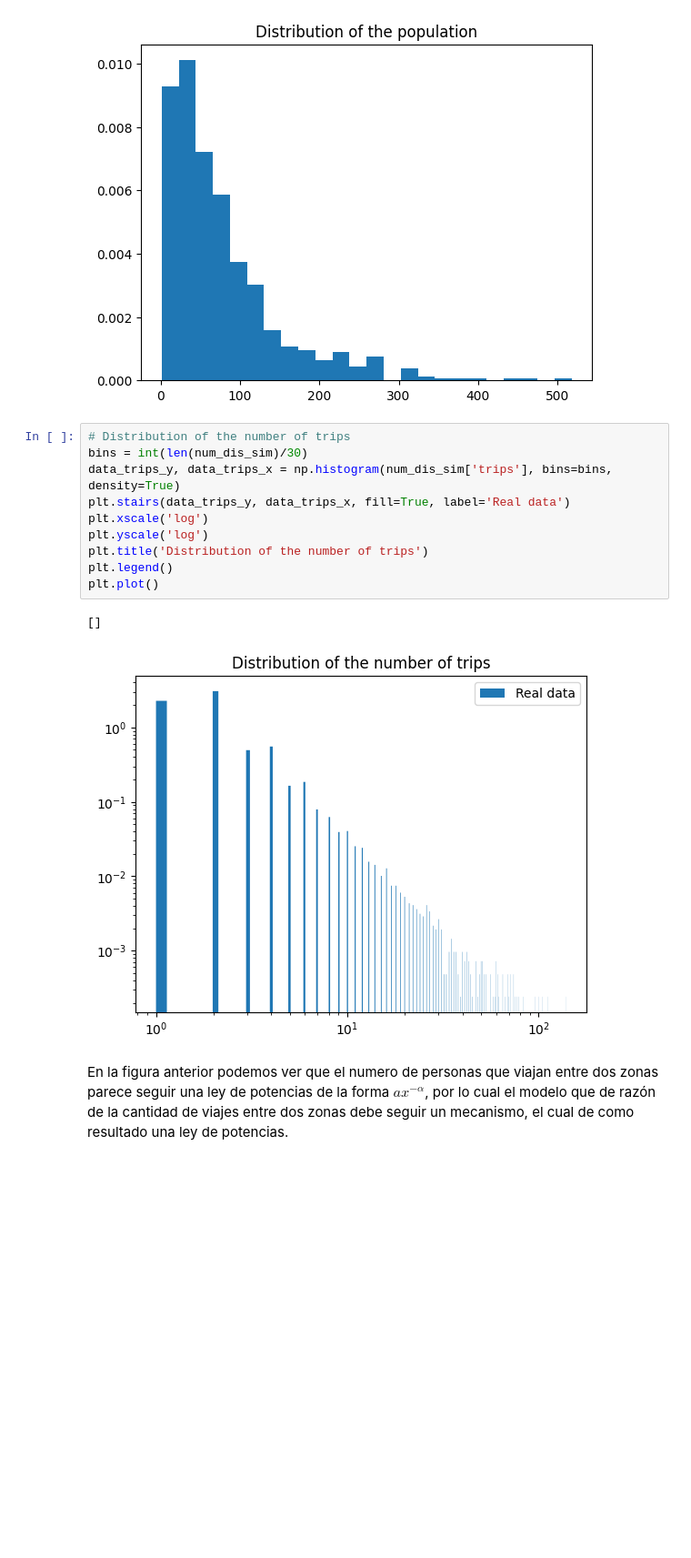
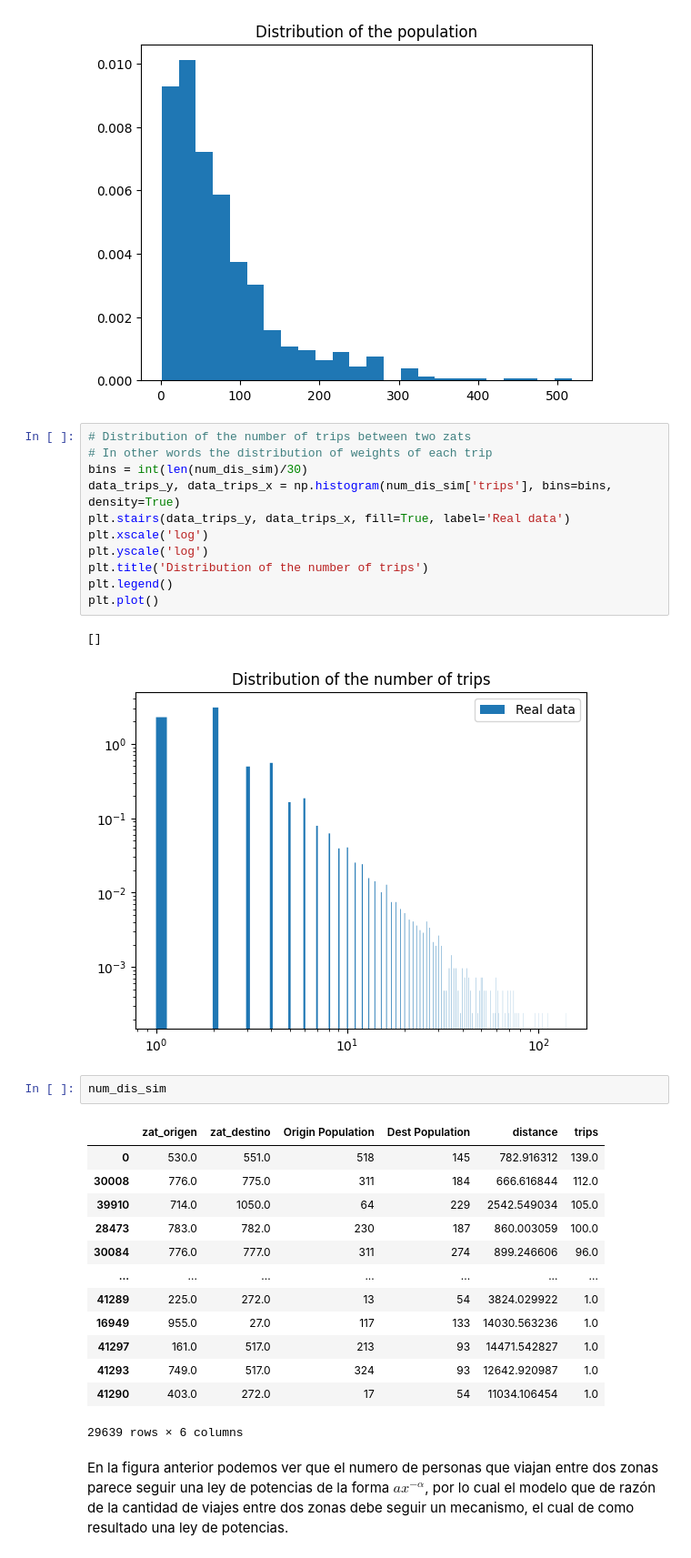
Before and after one commit to saramirezva/Mobility-Models-Bogot-, a Jupyter notebook: mobility_models.ipynb, the cells around one changed output. Shown at 91% size. Saved outputs shown, nothing was run; the diff lists cells and outputs as text; blank space fills up the shorter version.

```diff
--- a/mobility_models.ipynb
+++ b/mobility_models.ipynb
@@ -248,7 +248,8 @@ plt.show()
 # %% [output]
 [figure]
 # %%
-# Distribution of the number of trips
+# Distribution of the number of trips between two zats
+# In other words the distribution of weights of each trip
 bins = int(len(num_dis_sim)/30)
 data_trips_y, data_trips_x = np.histogram(num_dis_sim['trips'], bins=bins, density=True)
 plt.stairs(data_trips_y, data_trips_x, fill=True, label='Real data')
@@ -260,6 +261,22 @@ plt.plot()
 # %% [output]
 []
 [figure]
+# %%
+num_dis_sim
+# %% [output]
+|  | zat_origen | zat_destino | Origin Population | Dest Population | distance | trips |
+| 0 | 530.0 | 551.0 | 518 | 145 | 782.916312 | 139.0 |
+| 30008 | 776.0 | 775.0 | 311 | 184 | 666.616844 | 112.0 |
+| 39910 | 714.0 | 1050.0 | 64 | 229 | 2542.549034 | 105.0 |
+| 28473 | 783.0 | 782.0 | 230 | 187 | 860.003059 | 100.0 |
+| 30084 | 776.0 | 777.0 | 311 | 274 | 899.246606 | 96.0 |
+| ... | ... | ... | ... | ... | ... | ... |
+| 41289 | 225.0 | 272.0 | 13 | 54 | 3824.029922 | 1.0 |
+| 16949 | 955.0 | 27.0 | 117 | 133 | 14030.563236 | 1.0 |
+| 41297 | 161.0 | 517.0 | 213 | 93 | 14471.542827 | 1.0 |
+| 41293 | 749.0 | 517.0 | 324 | 93 | 12642.920987 | 1.0 |
+| 41290 | 403.0 | 272.0 | 17 | 54 | 11034.106454 | 1.0 |
+29639 rows × 6 columns
 # %% [markdown]
 En la figura anterior podemos ver que el numero de personas que viajan entre dos zonas parece seguir una ley de potencias de la forma $ax^{-\alpha}$, por lo cual el modelo que de razón de la cantidad de viajes entre dos zonas debe seguir un mecanismo, el cual de como resultado una ley de potencias.
 # %% [markdown]
```
Also changed, not shown: parts of 7 cells of this notebook, 1 other file.
